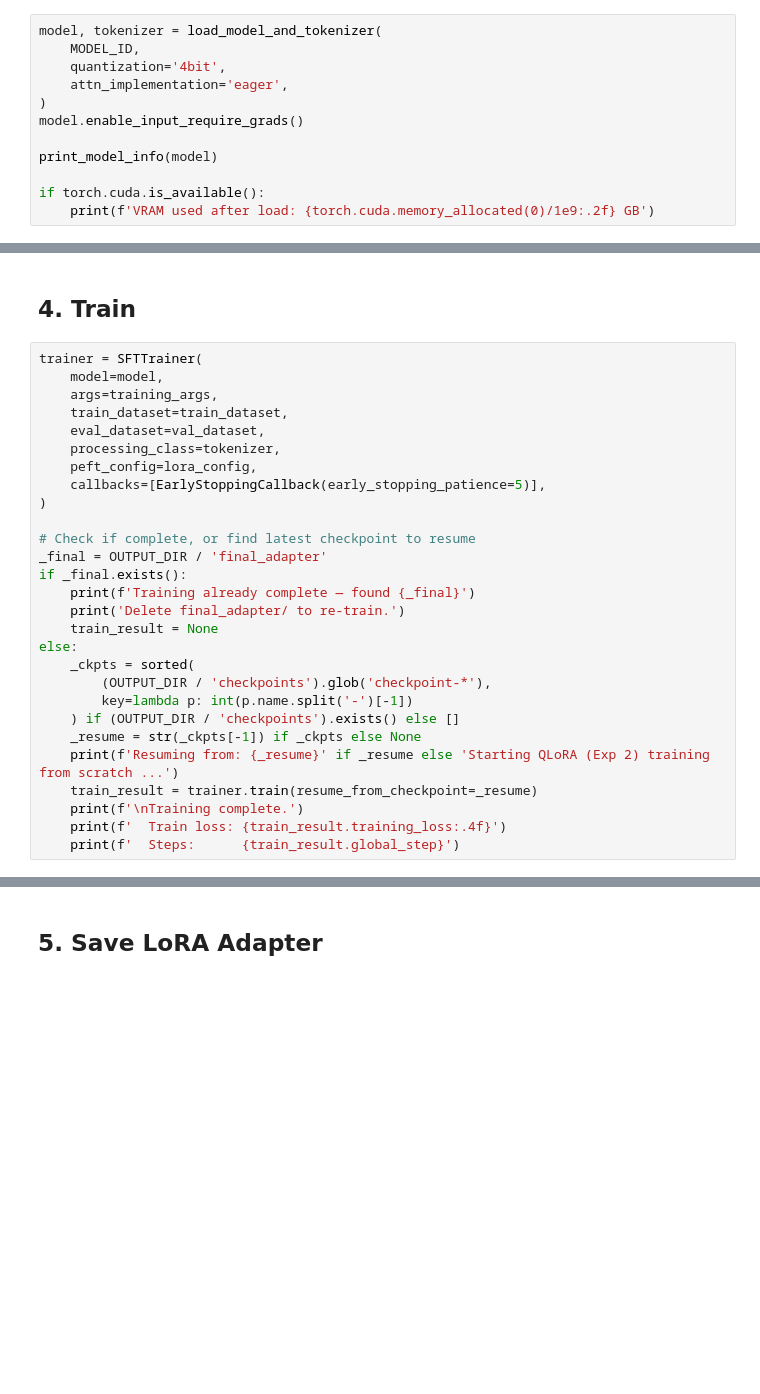
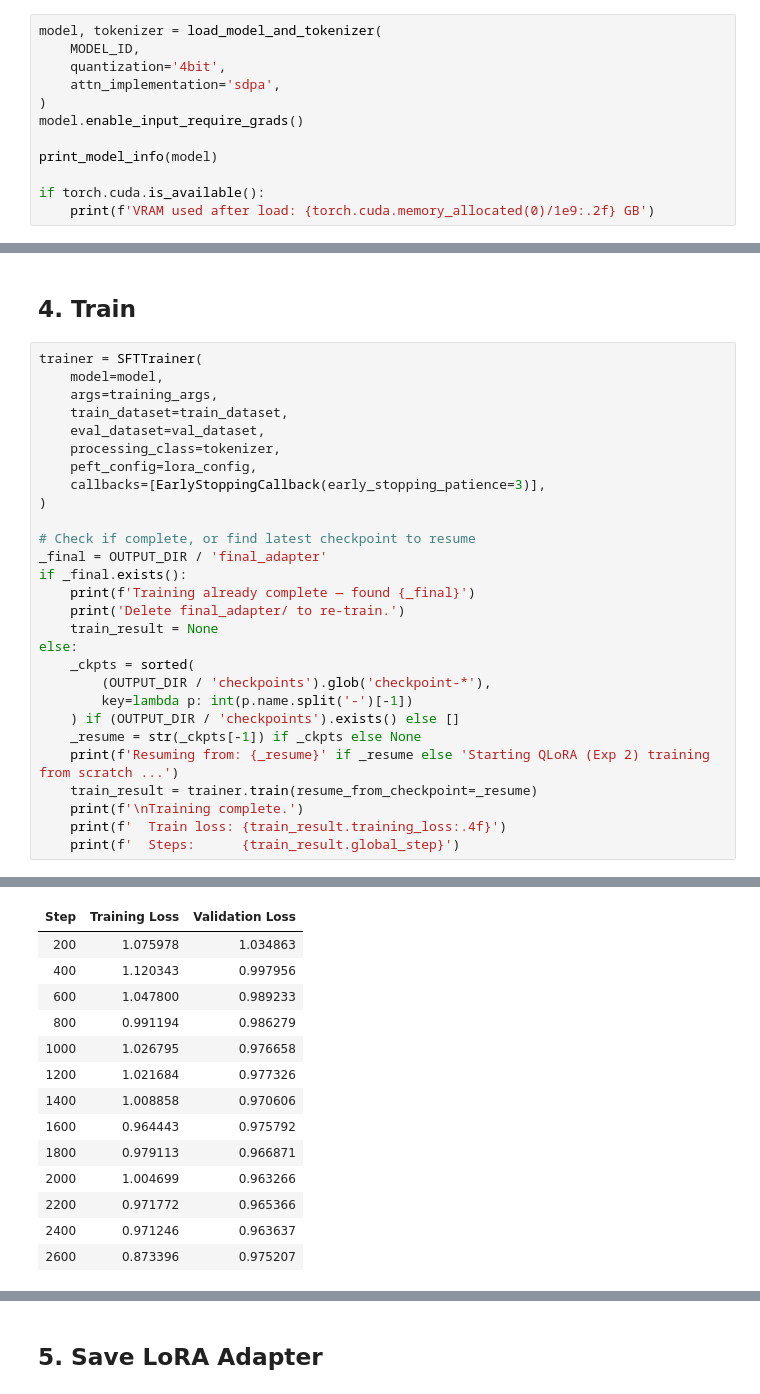
Before and after one commit to Prateeek73/Mormon-NLT, a Jupyter notebook: notebooks/04_exp2_lora_training.ipynb, the cells around one changed output, grey strips where cells are left out. Drawn from its saved outputs; the diff is of its cells as text; blank space fills up the shorter version.

```diff
--- a/notebooks/04_exp2_lora_training.ipynb
+++ b/notebooks/04_exp2_lora_training.ipynb
@@ -67,7 +69,7 @@ Val:   Dataset({
 model, tokenizer = load_model_and_tokenizer(
     MODEL_ID,
     quantization='4bit',
-    attn_implementation='eager',
+    attn_implementation='sdpa',
 )
 model.enable_input_require_grads()
 
@@ -130,7 +133,7 @@ trainer = SFTTrainer(
     eval_dataset=val_dataset,
     processing_class=tokenizer,
     peft_config=lora_config,
-    callbacks=[EarlyStoppingCallback(early_stopping_patience=5)],
+    callbacks=[EarlyStoppingCallback(early_stopping_patience=3)],
 )
 
 # Check if complete, or find latest checkpoint to resume
@@ -155,0 +160,14 @@ Delete final_adapter/ to re-train.
+| Step | Training Loss | Validation Loss |
+| 200 | 1.075978 | 1.034863 |
+| 400 | 1.120343 | 0.997956 |
+| 600 | 1.047800 | 0.989233 |
+| 800 | 0.991194 | 0.986279 |
+| 1000 | 1.026795 | 0.976658 |
+| 1200 | 1.021684 | 0.977326 |
+| 1400 | 1.008858 | 0.970606 |
+| 1600 | 0.964443 | 0.975792 |
+| 1800 | 0.979113 | 0.966871 |
+| 2000 | 1.004699 | 0.963266 |
+| 2200 | 0.971772 | 0.965366 |
+| 2400 | 0.971246 | 0.963637 |
+| 2600 | 0.873396 | 0.975207 |
```
Also changed, not shown: parts of 8 cells of this notebook, 4 other files.
